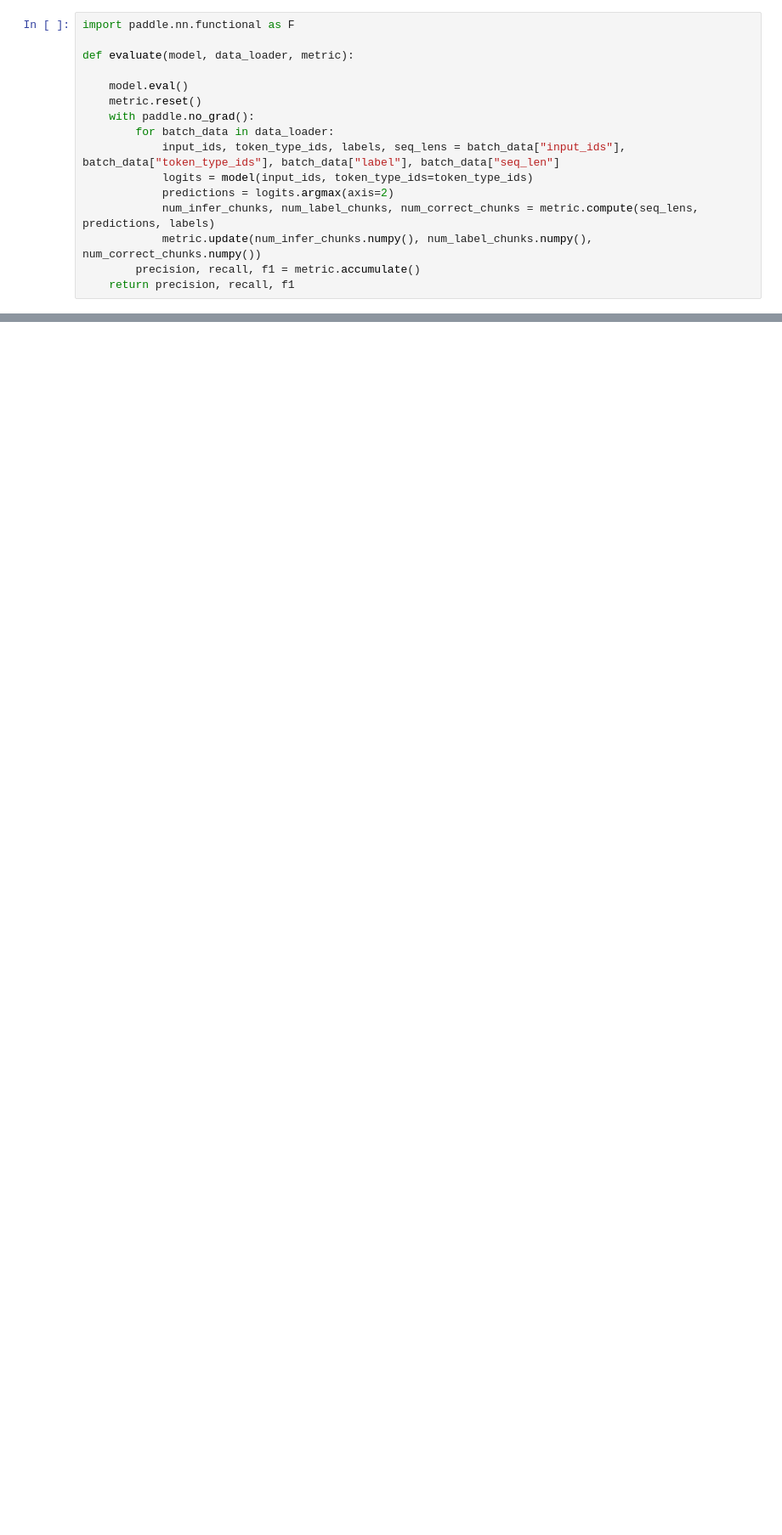
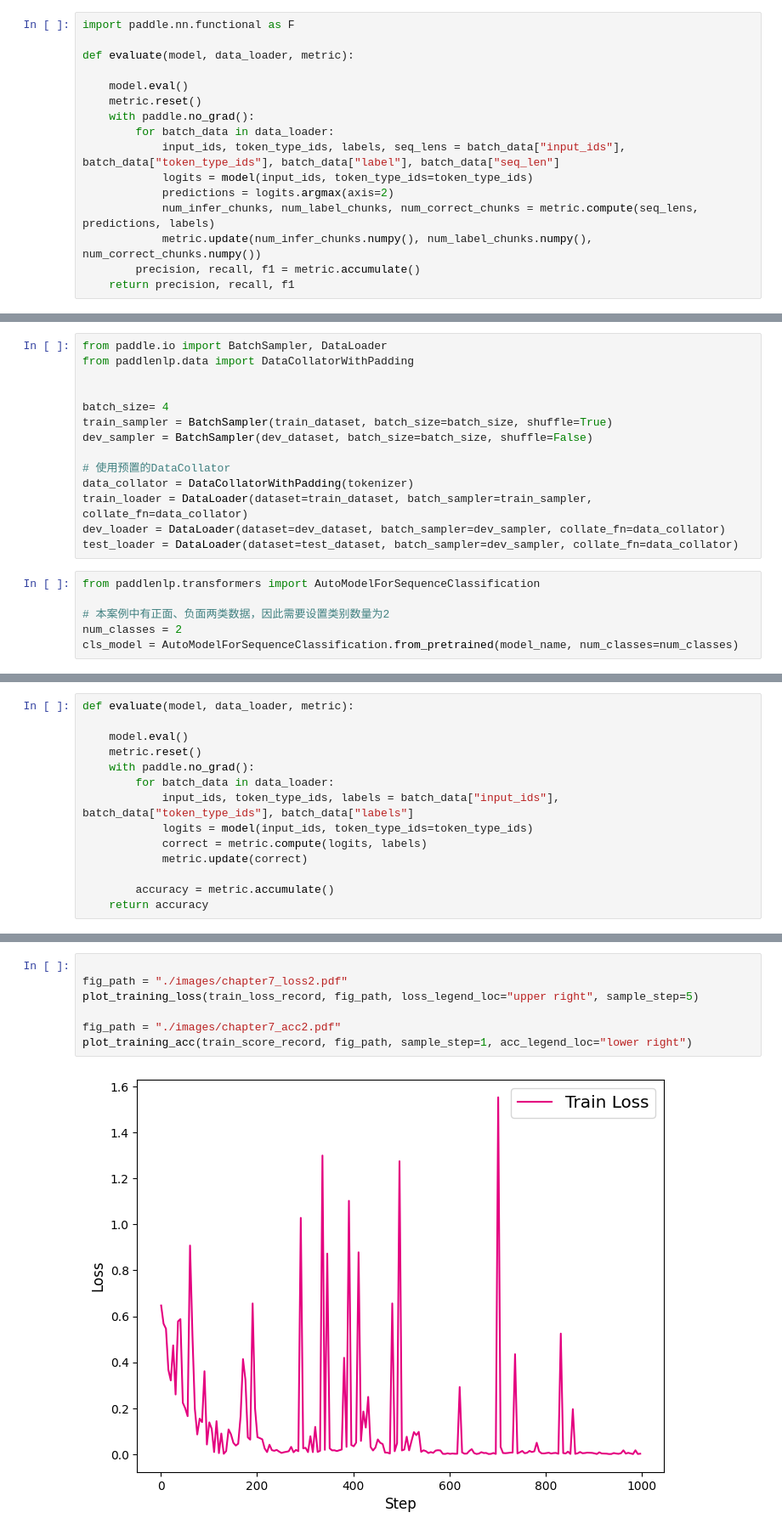
Before and after one commit to Ricardo-shuo-liu/ricaro_learning_codes, a Jupyter notebook: NLP_Learning/基于BERT模型搭建评论观点抽取与分析/project.ipynb, the cells around one changed output, grey strips where cells are left out. Shown at 85% size. Saved outputs shown, nothing was run; the diff lists cells and outputs as text; blank space fills up the shorter version.

```diff
--- a/NLP_Learning/基于BERT模型搭建评论观点抽取与分析/project.ipynb
+++ b/NLP_Learning/基于BERT模型搭建评论观点抽取与分析/project.ipynb
@@ -316,0 +461,20 @@ text:  蛋糕的味道不错，很棒，店家的服务也很热情
+# %%
+from paddle.io import BatchSampler, DataLoader
+from paddlenlp.data import DataCollatorWithPadding
+
+
+batch_size= 4
+train_sampler = BatchSampler(train_dataset, batch_size=batch_size, shuffle=True)
+dev_sampler = BatchSampler(dev_dataset, batch_size=batch_size, shuffle=False)
+
+# 使用预置的DataCollator
+data_collator = DataCollatorWithPadding(tokenizer)
+train_loader = DataLoader(dataset=train_dataset, batch_sampler=train_sampler, collate_fn=data_collator)
+dev_loader = DataLoader(dataset=dev_dataset, batch_sampler=dev_sampler, collate_fn=data_collator)
+test_loader = DataLoader(dataset=test_dataset, batch_sampler=dev_sampler, collate_fn=data_collator)
+# %%
+from paddlenlp.transformers import AutoModelForSequenceClassification
+
+# 本案例中有正面、负面两类数据，因此需要设置类别数量为2
+num_classes = 2
+cls_model = AutoModelForSequenceClassification.from_pretrained(model_name, num_classes=num_classes)
@@ -316,0 +540,14 @@ text:  蛋糕的味道不错，很棒，店家的服务也很热情
+# %%
+def evaluate(model, data_loader, metric):
+
+    model.eval()
+    metric.reset()
+    with paddle.no_grad():
+        for batch_data in data_loader:
+            input_ids, token_type_ids, labels = batch_data["input_ids"],  batch_data["token_type_ids"], batch_data["labels"]
+            logits = model(input_ids, token_type_ids=token_type_ids)
+            correct = metric.compute(logits, labels)
+            metric.update(correct)
+
+        accuracy = metric.accumulate()
+    return accuracy
@@ -316,0 +612,9 @@ text:  蛋糕的味道不错，很棒，店家的服务也很热情
+# %%
+
+fig_path = "./images/chapter7_loss2.pdf"
+plot_training_loss(train_loss_record, fig_path, loss_legend_loc="upper right", sample_step=5)
+
+fig_path = "./images/chapter7_acc2.pdf"
+plot_training_acc(train_score_record, fig_path, sample_step=1, acc_legend_loc="lower right")
+# %% [output]
+[figure, added]
```
Also changed, not shown: parts of 18 cells of this notebook, 10 other files.
